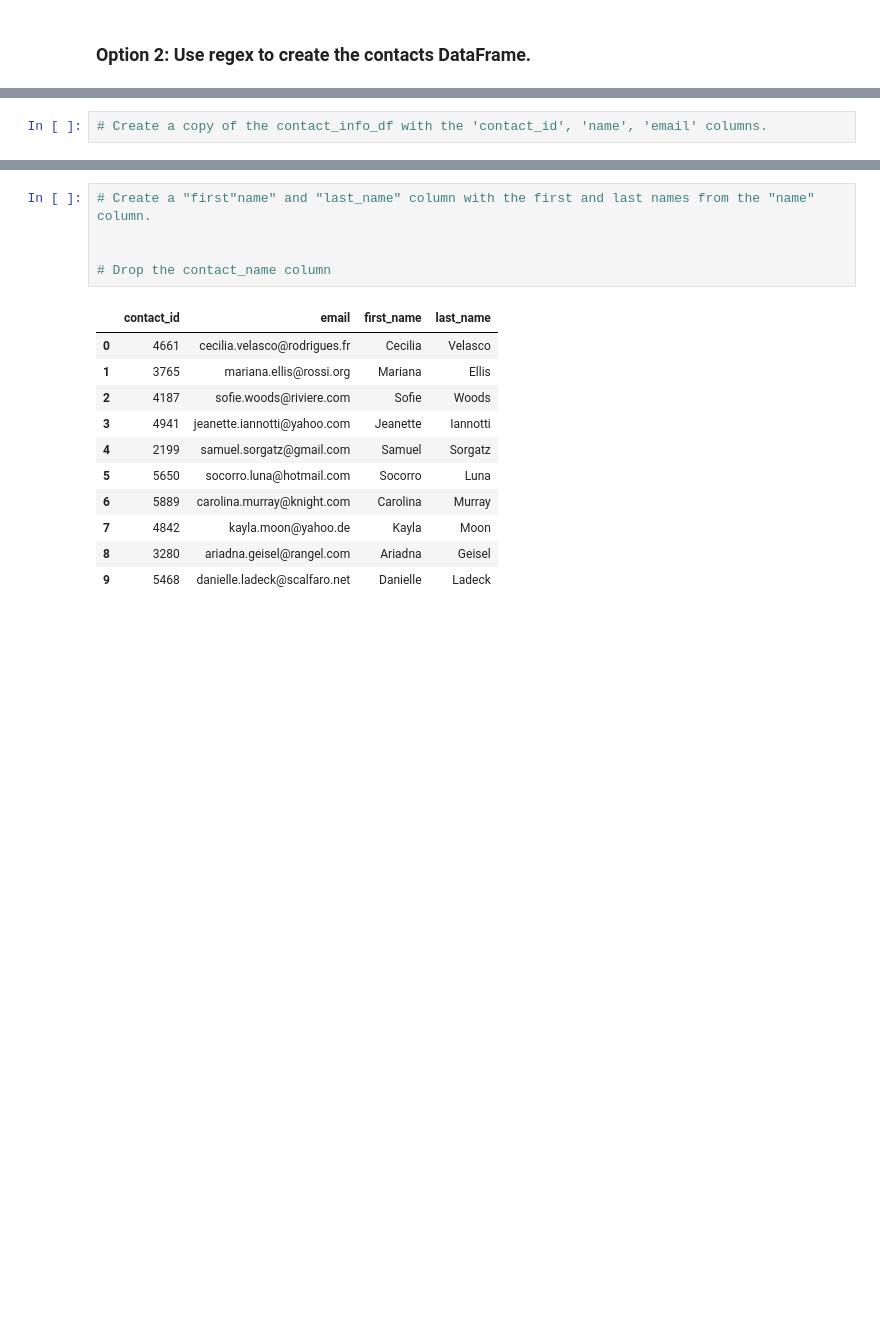
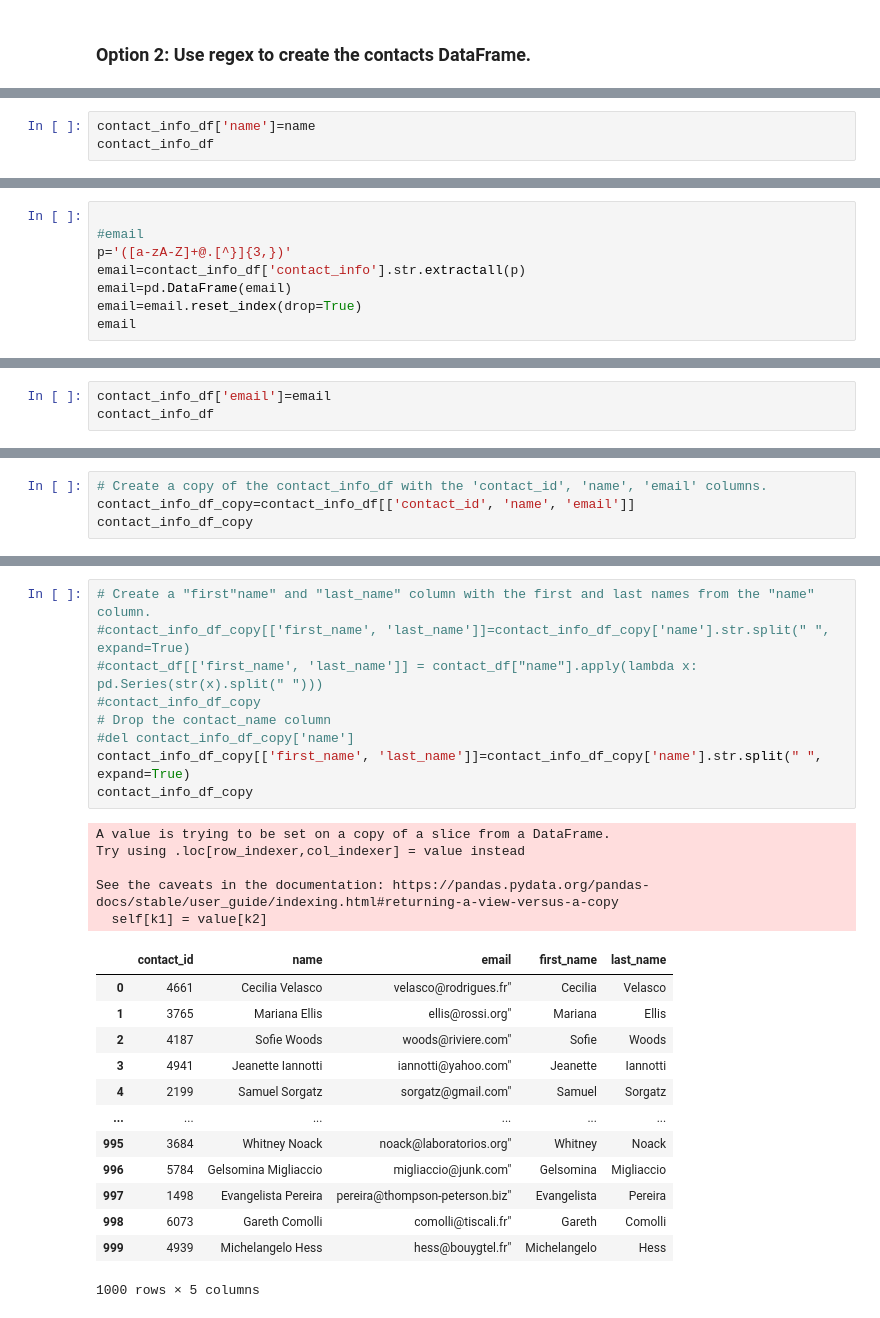
Before and after one commit to kbrantner/Crowdfunding_ETL, a Jupyter notebook: Starter_Files/ETL_Mini_Project_KBrantner.ipynb, the cells around one changed output, grey strips where cells are left out. Cells and saved outputs as stored; diff of their text form; blank space fills up the shorter version.

```diff
--- a/Starter_Files/ETL_Mini_Project_KBrantner.ipynb
+++ b/Starter_Files/ETL_Mini_Project_KBrantner.ipynb
@@ -522,0 +844,3 @@ memory usage: 15.8+ KB
+# %%
+contact_info_df['name']=name
+contact_info_df
@@ -522,0 +861,8 @@ memory usage: 15.8+ KB
+# %%
+
+#email
+p='([a-zA-Z]+@.[^}]{3,})'
+email=contact_info_df['contact_info'].str.extractall(p)
+email=pd.DataFrame(email)
+email=email.reset_index(drop=True)
+email
@@ -522,0 +883,3 @@ memory usage: 15.8+ KB
+# %%
+contact_info_df['email']=email
+contact_info_df
@@ -551,4 +910,6 @@ memory usage: 15.8+ KB
 # %%
 # Create a copy of the contact_info_df with the 'contact_id', 'name', 'email' columns.
+contact_info_df_copy=contact_info_df[['contact_id', 'name', 'email']]
+contact_info_df_copy
 # %% [output]
 |  | contact_id | name | email |
@@ -565,17 +928,28 @@ memory usage: 15.8+ KB
 # %%
 # Create a "first"name" and "last_name" column with the first and last names from the "name" column.
-
-
+#contact_info_df_copy[['first_name', 'last_name']]=contact_info_df_copy['name'].str.split(" ", expand=True)
+#contact_df[['first_name', 'last_name']] = contact_df["name"].apply(lambda x: pd.Series(str(x).split(" ")))
+#contact_info_df_copy
 # Drop the contact_name column
+#del contact_info_df_copy['name']
+contact_info_df_copy[['first_name', 'last_name']]=contact_info_df_copy['name'].str.split(" ", expand=True)
+contact_info_df_copy
 # %% [output]
+A value is trying to be set on a copy of a slice from a DataFrame.
+Try using .loc[row_indexer,col_indexer] = value instead
+
+See the caveats in the documentation: https://pandas.pydata.org/pandas-docs/stable/user_guide/indexing.html#returning-a-view-versus-a-copy
+  self[k1] = value[k2]
-|  | contact_id | email | first_name | last_name |
-| 0 | 4661 | cecilia.velasco@rodrigues.fr | Cecilia | Velasco |
-| 1 | 3765 | mariana.ellis@rossi.org | Mariana | Ellis |
-| 2 | 4187 | sofie.woods@riviere.com | Sofie | Woods |
-| 3 | 4941 | jeanette.iannotti@yahoo.com | Jeanette | Iannotti |
-| 4 | 2199 | samuel.sorgatz@gmail.com | Samuel | Sorgatz |
-| 5 | 5650 | socorro.luna@hotmail.com | Socorro | Luna |
-| 6 | 5889 | carolina.murray@knight.com | Carolina | Murray |
-| 7 | 4842 | kayla.moon@yahoo.de | Kayla | Moon |
-| 8 | 3280 | ariadna.geisel@rangel.com | Ariadna | Geisel |
-| 9 | 5468 | danielle.ladeck@scalfaro.net | Danielle | Ladeck |
+|  | contact_id | name | email | first_name | last_name |
+| 0 | 4661 | Cecilia Velasco | velasco@rodrigues.fr" | Cecilia | Velasco |
+| 1 | 3765 | Mariana Ellis | ellis@rossi.org" | Mariana | Ellis |
+| 2 | 4187 | Sofie Woods | woods@riviere.com" | Sofie | Woods |
+| 3 | 4941 | Jeanette Iannotti | iannotti@yahoo.com" | Jeanette | Iannotti |
+| 4 | 2199 | Samuel Sorgatz | sorgatz@gmail.com" | Samuel | Sorgatz |
+| ... | ... | ... | ... | ... | ... |
+| 995 | 3684 | Whitney Noack | noack@laboratorios.org" | Whitney | Noack |
+| 996 | 5784 | Gelsomina Migliaccio | migliaccio@junk.com" | Gelsomina | Migliaccio |
+| 997 | 1498 | Evangelista Pereira | pereira@thompson-peterson.biz" | Evangelista | Pereira |
+| 998 | 6073 | Gareth Comolli | comolli@tiscali.fr" | Gareth | Comolli |
+| 999 | 4939 | Michelangelo Hess | hess@bouygtel.fr" | Michelangelo | Hess |
+1000 rows × 5 columns
```
Also changed, not shown: parts of 69 cells of this notebook.
